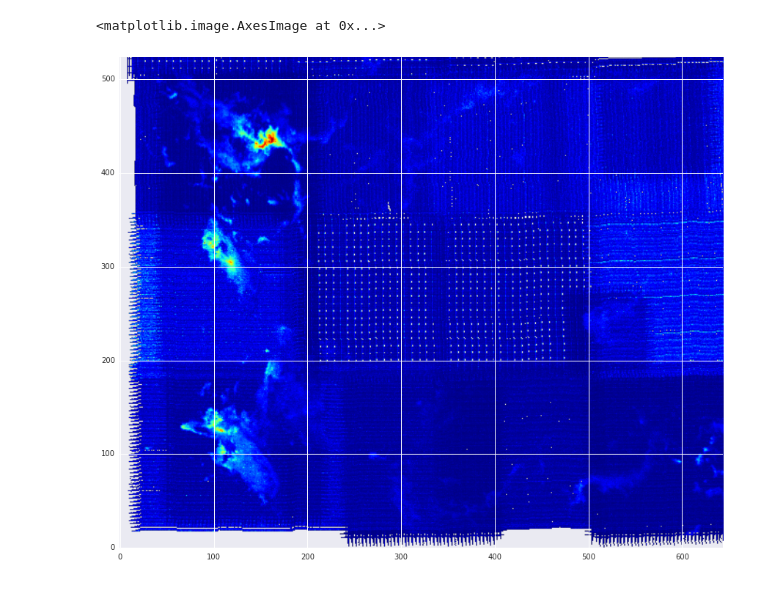
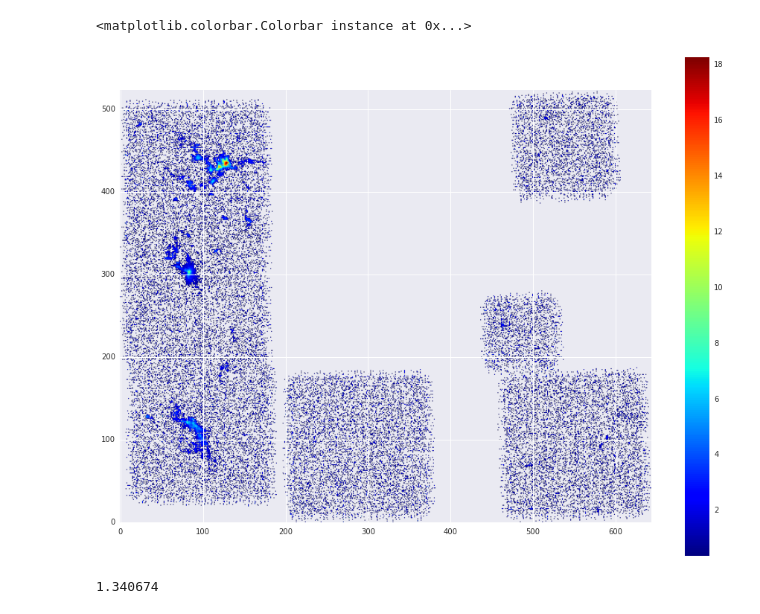
Before and after one commit to Mixpap/Ptyxiaki, a Jupyter notebook: Initial-Steps.ipynb, the cells around one changed output. Saved outputs shown, nothing was run; the diff lists cells and outputs as text; code cells hidden in the pictures.

```diff
--- a/Initial-Steps.ipynb
+++ b/Initial-Steps.ipynb
@@ -42,6 +52,7 @@ C18m=f.cube_to_max(C18)
 # %%
-plt.imshow(CO13m,origin='low',cmap='jet')
+plt.imshow(C18pnf,origin='low',cmap='jet')
+plt.colorbar()
 # %% [output]
-<matplotlib.image.AxesImage at 0x...>
+<matplotlib.colorbar.Colorbar instance at 0x...>
-[figure, old version]
+[figure, new version]
 # %%
@@ -50,0 +70,4 @@ im=np.ma.masked_where(m<3.0*r,m)
+# %%
+tau.min()
+# %% [output]
+1.340674
```
Also changed, not shown: parts of 20 cells of this notebook, 1 other file.
